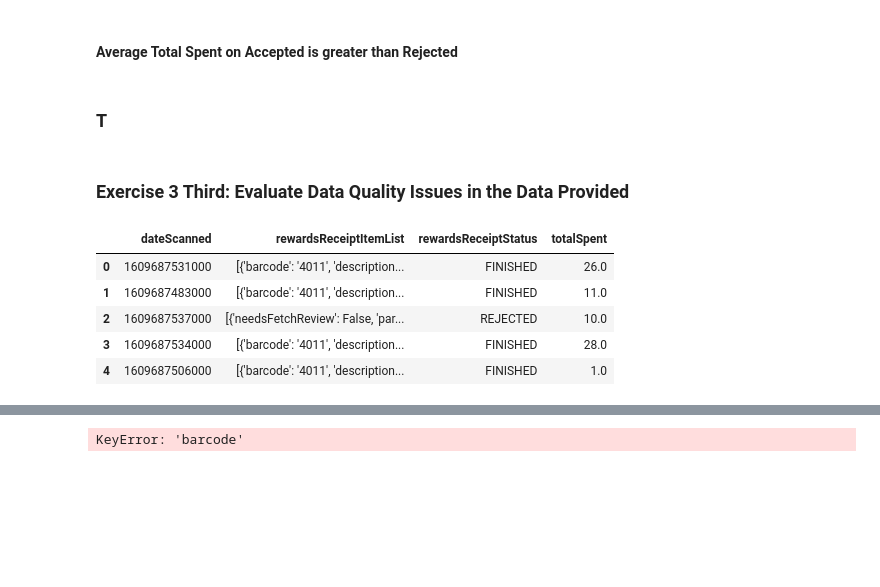
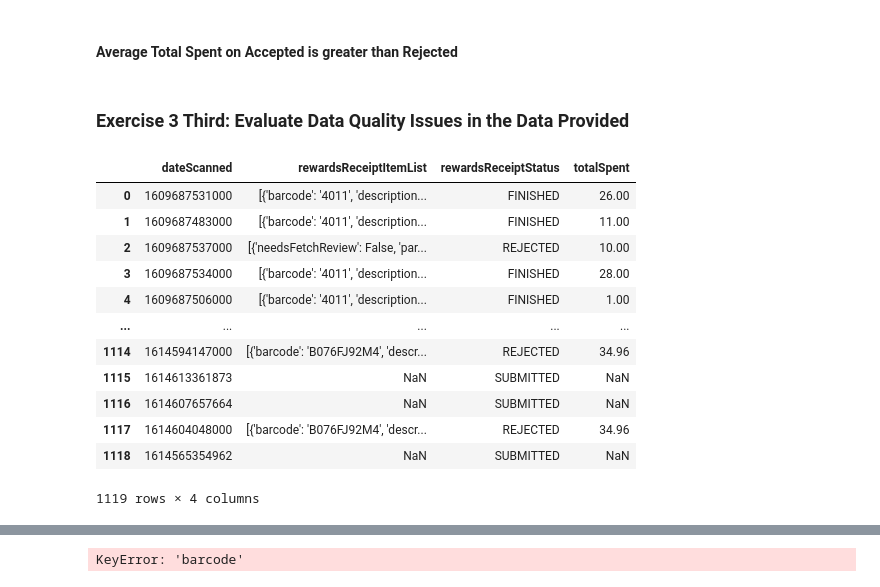
Before and after one commit to georgeputhean/Rewards-Competitions, a Jupyter notebook: Excercise2&3.ipynb, the cells around one changed output, grey strips where cells are left out. Cells and saved outputs as stored; diff of their text form; code cells hidden in the pictures; blank space fills up the shorter version.

```diff
--- a/Excercise2&3.ipynb
+++ b/Excercise2&3.ipynb
@@ -83,18 +88,23 @@ pysqldf(query)
 # %% [markdown]
 #### Average Total Spent on Accepted is greater than Rejected
-# %% [markdown]
-### T
 # %% [markdown]
 ### Exercise 3 Third: Evaluate Data Quality Issues in the Data Provided
 # %%
-brands_receipts.head()
+brands_receipts
 # %% [output]
 |  | dateScanned | rewardsReceiptItemList | rewardsReceiptStatus | totalSpent |
-| 0 | 1609687531000 | [{'barcode': '4011', 'description... | FINISHED | 26.0 |
-| 1 | 1609687483000 | [{'barcode': '4011', 'description... | FINISHED | 11.0 |
-| 2 | 1609687537000 | [{'needsFetchReview': False, 'par... | REJECTED | 10.0 |
-| 3 | 1609687534000 | [{'barcode': '4011', 'description... | FINISHED | 28.0 |
-| 4 | 1609687506000 | [{'barcode': '4011', 'description... | FINISHED | 1.0 |
+| 0 | 1609687531000 | [{'barcode': '4011', 'description... | FINISHED | 26.00 |
+| 1 | 1609687483000 | [{'barcode': '4011', 'description... | FINISHED | 11.00 |
+| 2 | 1609687537000 | [{'needsFetchReview': False, 'par... | REJECTED | 10.00 |
+| 3 | 1609687534000 | [{'barcode': '4011', 'description... | FINISHED | 28.00 |
+| 4 | 1609687506000 | [{'barcode': '4011', 'description... | FINISHED | 1.00 |
+| ... | ... | ... | ... | ... |
+| 1114 | 1614594147000 | [{'barcode': 'B076FJ92M4', 'descr... | REJECTED | 34.96 |
+| 1115 | 1614613361873 | NaN | SUBMITTED | NaN |
+| 1116 | 1614607657664 | NaN | SUBMITTED | NaN |
+| 1117 | 1614604048000 | [{'barcode': 'B076FJ92M4', 'descr... | REJECTED | 34.96 |
+| 1118 | 1614565354962 | NaN | SUBMITTED | NaN |
+1119 rows × 4 columns
 # %%
 New_brands_receipts=brands_receipts.explode('rewardsReceiptItemList',ignore_index=True)
 # %%
```
Also changed, not shown: parts of 16 cells of this notebook.
